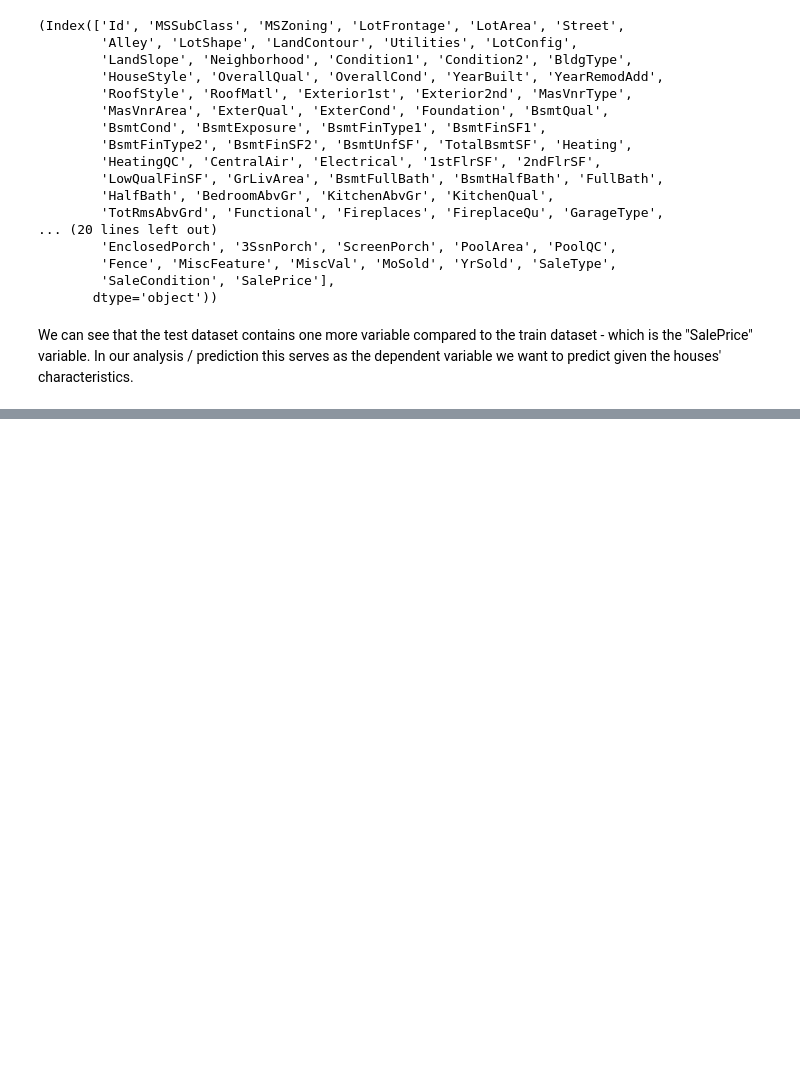
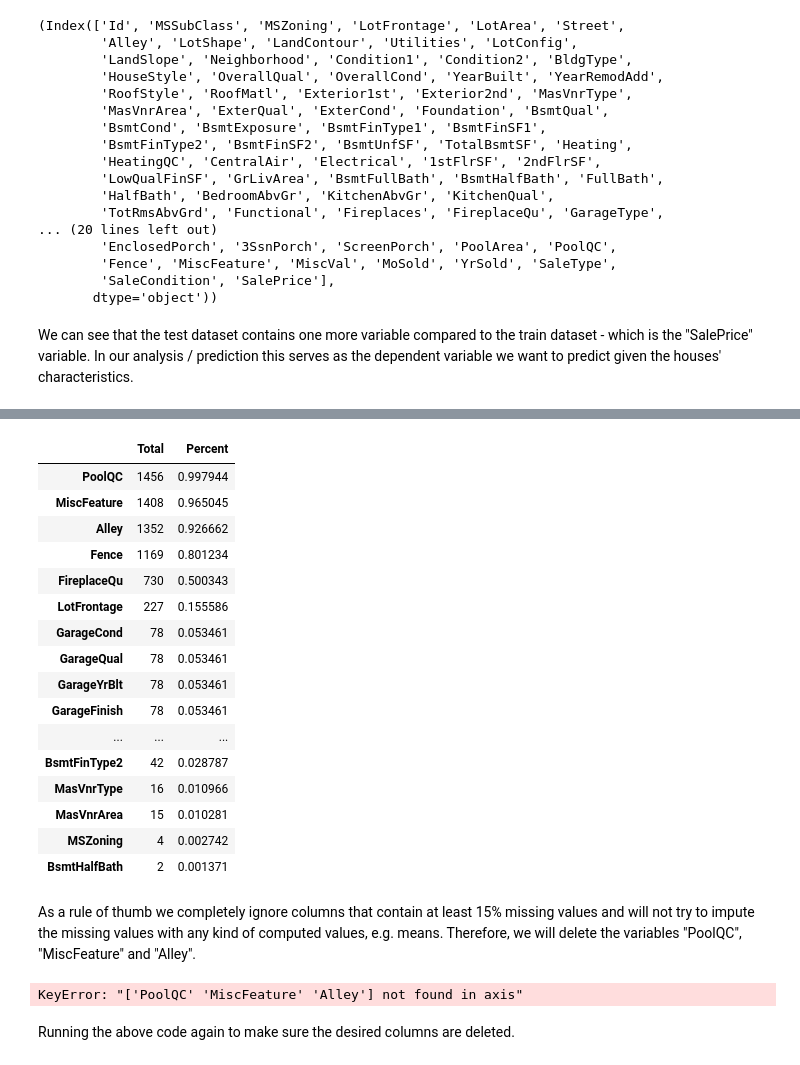
Before and after one commit to tlary/Kaggle_house_prices, a Jupyter notebook: house_prices.ipynb, the cells around one changed output, grey strips where cells are left out. Cells and saved outputs as stored; diff of their text form; code cells hidden in the pictures; blank space fills up the shorter version.

```diff
--- a/house_prices.ipynb
+++ b/house_prices.ipynb
@@ -46,0 +97,29 @@ We can see that the test dataset contains one more variable compared to the trai
+# %%
+missings_test.head(20)
+# %% [output]
+|  | Total | Percent |
+| PoolQC | 1456 | 0.997944 |
+| MiscFeature | 1408 | 0.965045 |
+| Alley | 1352 | 0.926662 |
+| Fence | 1169 | 0.801234 |
+| FireplaceQu | 730 | 0.500343 |
+| LotFrontage | 227 | 0.155586 |
+| GarageCond | 78 | 0.053461 |
+| GarageQual | 78 | 0.053461 |
+| GarageYrBlt | 78 | 0.053461 |
+| GarageFinish | 78 | 0.053461 |
+| ... | ... | ... |
+| BsmtFinType2 | 42 | 0.028787 |
+| MasVnrType | 16 | 0.010966 |
+| MasVnrArea | 15 | 0.010281 |
+| MSZoning | 4 | 0.002742 |
+| BsmtHalfBath | 2 | 0.001371 |
+# %% [markdown]
+As a rule of thumb we completely ignore columns that contain at least 15% missing values and will not try to impute the missing values with any kind of computed values, e.g. means. Therefore, we will delete the variables "PoolQC", "MiscFeature" and "Alley".
+# %%
+train = train.drop(columns=["PoolQC", "MiscFeature", "Alley"])
+test = test.drop(columns=["PoolQC", "MiscFeature", "Alley"])
+# %% [output]
+KeyError: "['PoolQC' 'MiscFeature' 'Alley'] not found in axis"
+# %% [markdown]
+Running the above code again to make sure the desired columns are deleted.
```
Also changed, not shown: parts of 11 cells of this notebook.
